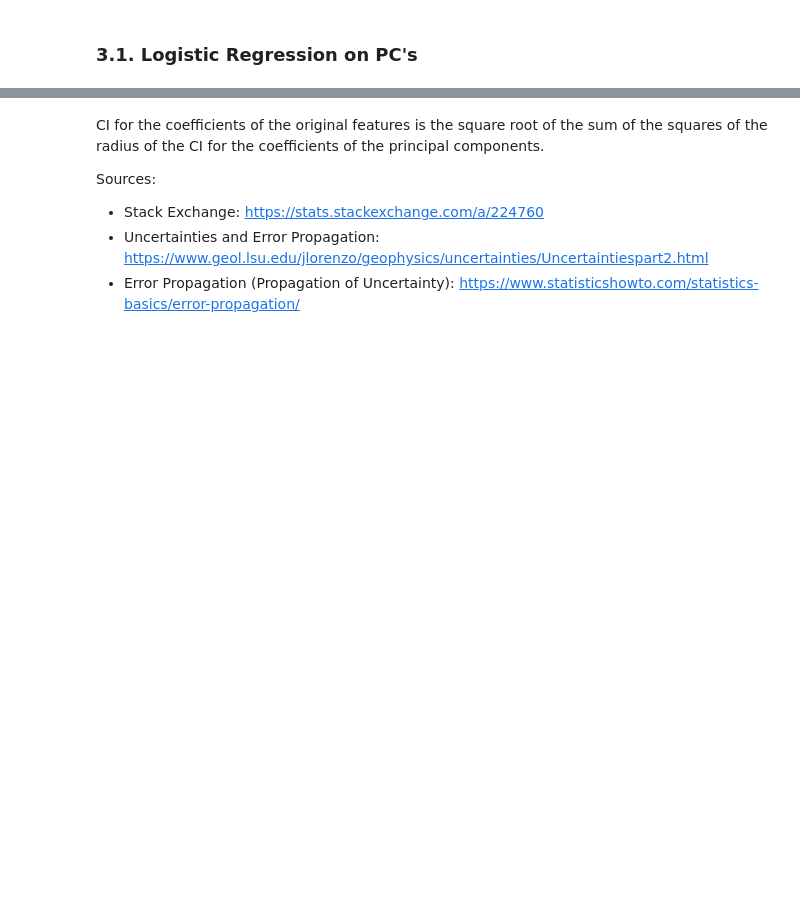
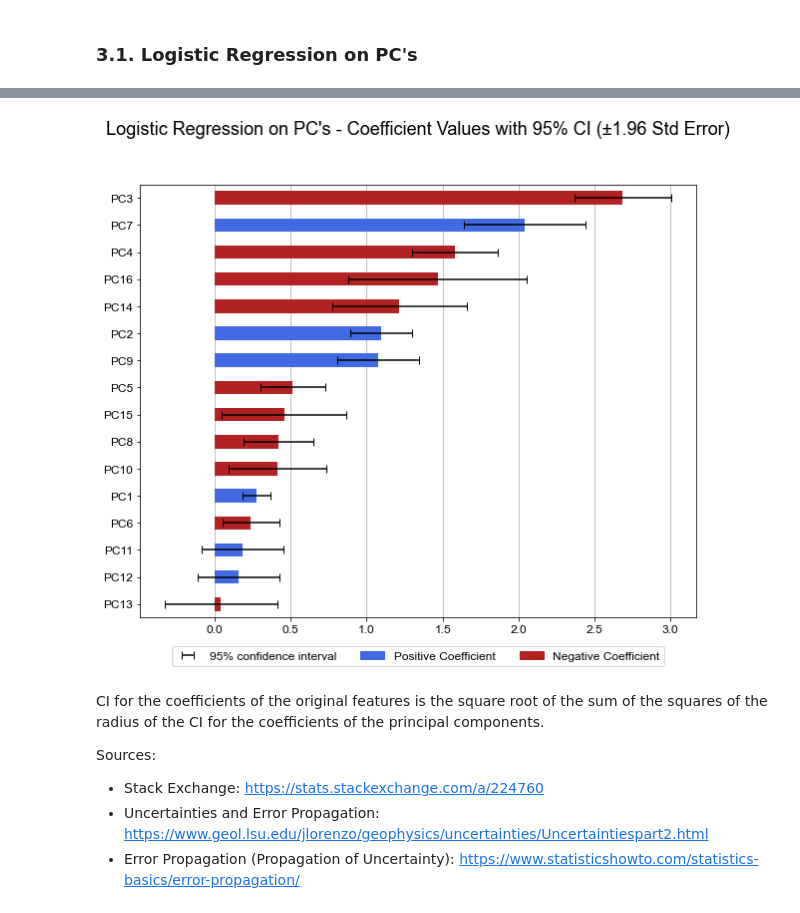
Before and after one commit to PedroAntonacio/example-ml-models, a Jupyter notebook: code/classification-binary.ipynb, the cells around one changed output, grey strips where cells are left out. Cells and saved outputs as stored; diff of their text form; code cells hidden in the pictures; blank space fills up the shorter version.

```diff
--- a/code/classification-binary.ipynb
+++ b/code/classification-binary.ipynb
@@ -247,8 +383,8 @@ y_train.value_counts()
 # %%
 # Standardize X_train
 stdscaler = StandardScaler()
-X_train_std = pd.DataFrame(stdscaler.fit_transform(X_train), columns=X.columns, index=idx_train)
-X_test_std = pd.DataFrame(stdscaler.transform(X_test), columns=X.columns, index=idx_test)
+X_train_std_allcols = pd.DataFrame(stdscaler.fit_transform(X_train), columns=X.columns, index=idx_train)
+X_test_std_allcols = pd.DataFrame(stdscaler.transform(X_test), columns=X.columns, index=idx_test)
 # %%
 # A) Select components that explain 90% of the variability in the original data
 n_components = np.argmax(pca_initial.explained_variance_ratio_.cumsum() > 0.98) + 1
@@ -260,8 +396,8 @@ pca = PCA(n_components=n_components)
 
 pca_cols = [f'PC{i}' for i in range(1,n_components+1)]
 # The PCA model requires standardized (z-scored) data
-X_train_pca = pd.DataFrame(pca.fit_transform(X_train_std), columns=pca_cols, index=idx_train)
-X_test_pca = pd.DataFrame(pca.transform(X_test_std), columns=pca_cols, index=idx_test)
+X_train_pca = pd.DataFrame(pca.fit_transform(X_train_std_allcols), columns=pca_cols, index=idx_train)
+X_test_pca = pd.DataFrame(pca.transform(X_test_std_allcols), columns=pca_cols, index=idx_test)
 X_train_pca_coeffs = pd.DataFrame(pca.components_, index=pca_cols, columns=X.columns)
 
 print(f"Number of Principal Components (PC's) used: {len(pca.explained_variance_ratio_)} (out of {X.shape[1]} possible PC's)")
@@ -358,7 +499,7 @@ def gridsearch_cv(X_train_, y_train_, model, space, n_splits, n_repeats,
     # define evaluation
     cv = RepeatedStratifiedKFold(n_splits=n_splits, n_repeats=n_repeats, random_state=random_state)
     # define search
-    search = GridSearchCV(model, space, scoring=scoring, n_jobs=-1, cv=cv, refit=refit)
+    search = GridSearchCV(model, space, scoring=scoring, n_jobs=-1, cv=cv, refit=refit, verbose=0)
     # execute search
     result_cv = search.fit(X_train_, y_train_)
 
@@ -544,7 +662,7 @@ y_train.value_counts()
 # %%
 space_logreg = {
-    'solver': ['newton-cg', 'lbfgs', 'liblinear'],
+    'solver': ['newton-cg', 'lbfgs', 'liblinear', 'sag', 'saga'],
     'penalty': ['none', 'l1', 'l2', 'elasticnet'],
     'C': np.logspace(-5, 2, num=15, base=10.0), # 10e-5 to 100 in 15 steps
-    'class_weight': ['balanced']
+    'class_weight': ['balanced'],
 }
@@ -596,8 +760,9 @@ print(classification_report(y_test, y_pred_pca))
 # %%
 df_importance_components_pca = pd.DataFrame(np.transpose(model_logreg_pca.coef_), columns=['Coefficients'], index=pca_cols)
-stderror_components = logit_stderror(model_logreg_pca, X_train_pca)[1:]
-df_importance_components_pca = plot_importance(df_importance_components_pca, title="Logistic Regression on PC's - Absolute Coefficient Values with 95% CI",
-                                               error=1.96*stderror_components)
+df_importance_components_pca['Standard Error'] = logit_stderror(model_logreg_pca, X_train_pca)[1:]
+df_importance_components_pca = plot_importance(df_importance_components_pca, model_description="Logistic Regression on PC's")
+# %% [output]
+[figure, added]
 # %% [markdown]
 CI for the coefficients of the original features is the square root of the sum of the squares of the radius of the CI for the coefficients of the principal components.
 
```
Also changed, not shown: parts of 88 cells of this notebook, 1 other file.
